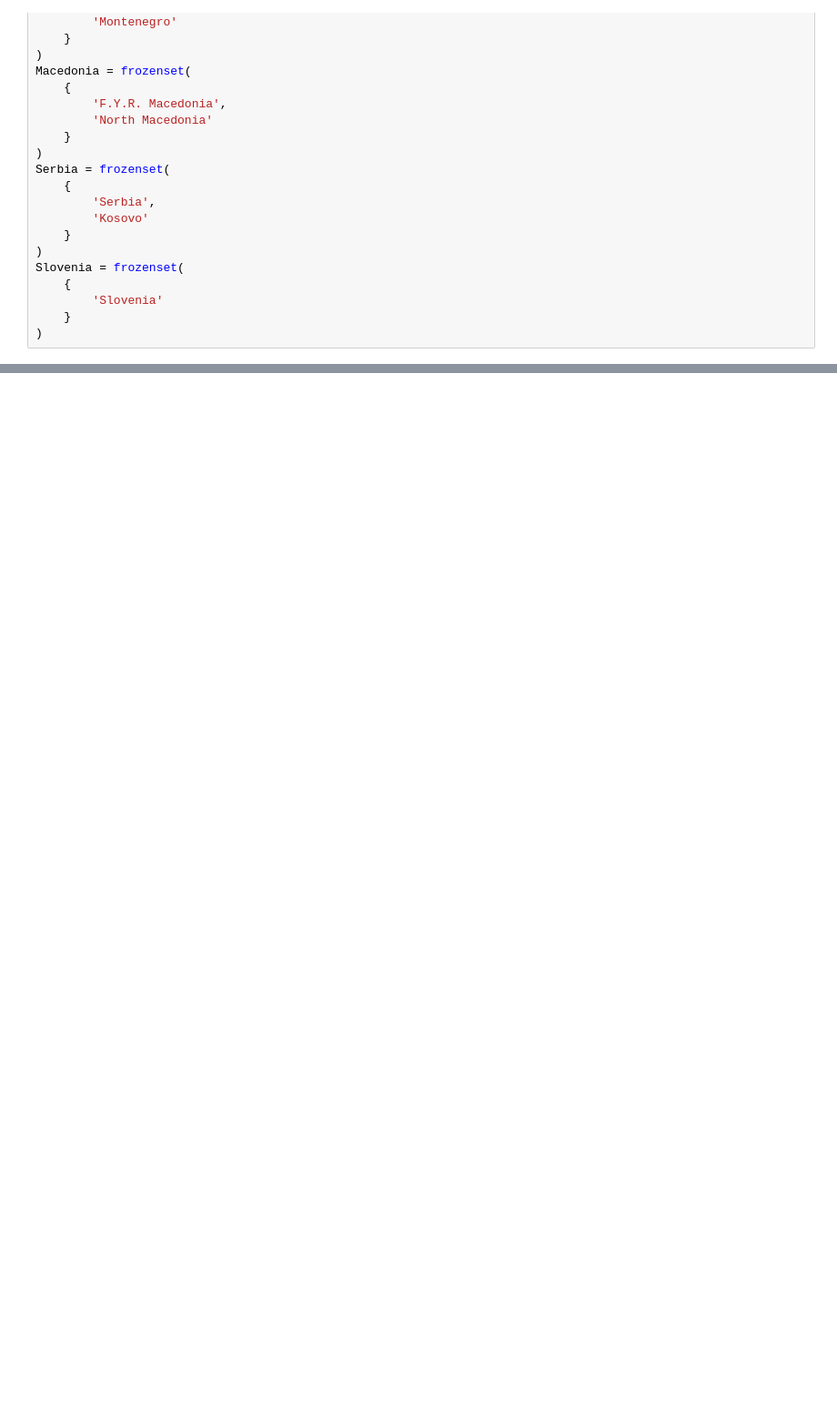
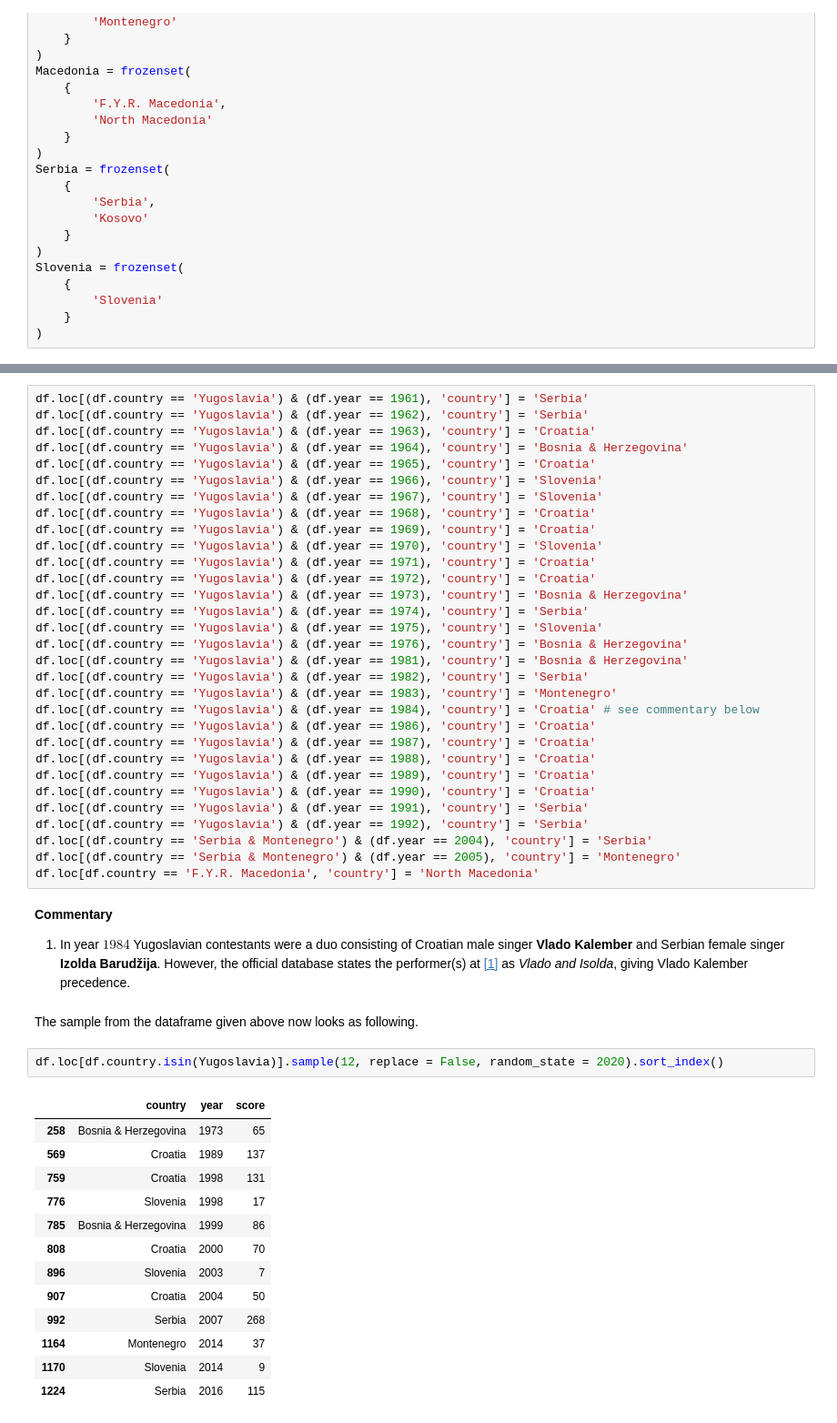
Before and after one commit to DavorPenzar/eurovision, a Jupyter notebook: Transform_Raw_Scores_Data.ipynb, the cells around one changed output, grey strips where cells are left out. Shown at 91% size. Drawn from its saved outputs; the diff is of its cells as text; blank space fills up the shorter version.

```diff
--- a/Transform_Raw_Scores_Data.ipynb
+++ b/Transform_Raw_Scores_Data.ipynb
@@ -352,0 +420,53 @@ df.loc[df.country.isin(Yugoslavia)].sample(12, replace = False, random_state = 2
+# %%
+df.loc[(df.country == 'Yugoslavia') & (df.year == 1961), 'country'] = 'Serbia'
+df.loc[(df.country == 'Yugoslavia') & (df.year == 1962), 'country'] = 'Serbia'
+df.loc[(df.country == 'Yugoslavia') & (df.year == 1963), 'country'] = 'Croatia'
+df.loc[(df.country == 'Yugoslavia') & (df.year == 1964), 'country'] = 'Bosnia & Herzegovina'
+df.loc[(df.country == 'Yugoslavia') & (df.year == 1965), 'country'] = 'Croatia'
+df.loc[(df.country == 'Yugoslavia') & (df.year == 1966), 'country'] = 'Slovenia'
+df.loc[(df.country == 'Yugoslavia') & (df.year == 1967), 'country'] = 'Slovenia'
+df.loc[(df.country == 'Yugoslavia') & (df.year == 1968), 'country'] = 'Croatia'
+df.loc[(df.country == 'Yugoslavia') & (df.year == 1969), 'country'] = 'Croatia'
+df.loc[(df.country == 'Yugoslavia') & (df.year == 1970), 'country'] = 'Slovenia'
+df.loc[(df.country == 'Yugoslavia') & (df.year == 1971), 'country'] = 'Croatia'
+df.loc[(df.country == 'Yugoslavia') & (df.year == 1972), 'country'] = 'Croatia'
+df.loc[(df.country == 'Yugoslavia') & (df.year == 1973), 'country'] = 'Bosnia & Herzegovina'
+df.loc[(df.country == 'Yugoslavia') & (df.year == 1974), 'country'] = 'Serbia'
+df.loc[(df.country == 'Yugoslavia') & (df.year == 1975), 'country'] = 'Slovenia'
+df.loc[(df.country == 'Yugoslavia') & (df.year == 1976), 'country'] = 'Bosnia & Herzegovina'
+df.loc[(df.country == 'Yugoslavia') & (df.year == 1981), 'country'] = 'Bosnia & Herzegovina'
+df.loc[(df.country == 'Yugoslavia') & (df.year == 1982), 'country'] = 'Serbia'
+df.loc[(df.country == 'Yugoslavia') & (df.year == 1983), 'country'] = 'Montenegro'
+df.loc[(df.country == 'Yugoslavia') & (df.year == 1984), 'country'] = 'Croatia' # see commentary below
+df.loc[(df.country == 'Yugoslavia') & (df.year == 1986), 'country'] = 'Croatia'
+df.loc[(df.country == 'Yugoslavia') & (df.year == 1987), 'country'] = 'Croatia'
+df.loc[(df.country == 'Yugoslavia') & (df.year == 1988), 'country'] = 'Croatia'
+df.loc[(df.country == 'Yugoslavia') & (df.year == 1989), 'country'] = 'Croatia'
+df.loc[(df.country == 'Yugoslavia') & (df.year == 1990), 'country'] = 'Croatia'
+df.loc[(df.country == 'Yugoslavia') & (df.year == 1991), 'country'] = 'Serbia'
+df.loc[(df.country == 'Yugoslavia') & (df.year == 1992), 'country'] = 'Serbia'
+df.loc[(df.country == 'Serbia & Montenegro') & (df.year == 2004), 'country'] = 'Serbia'
+df.loc[(df.country == 'Serbia & Montenegro') & (df.year == 2005), 'country'] = 'Montenegro'
+df.loc[df.country == 'F.Y.R. Macedonia', 'country'] = 'North Macedonia'
+# %% [markdown]
+**Commentary**
+
+1.  In year $ 1984 $ Yugoslavian contestants were a duo consisting of Croatian male singer **Vlado Kalember** and Serbian female singer **Izolda Barudžija**. However, the official database states the performer(s) at [[1]](#bib-ESCDB) as *Vlado and Isolda*, giving Vlado Kalember precedence.
+# %% [markdown]
+The sample from the dataframe given above now looks as following.
+# %%
+df.loc[df.country.isin(Yugoslavia)].sample(12, replace = False, random_state = 2020).sort_index()
+# %% [output]
+|  | country | year | score |
+| 258 | Bosnia & Herzegovina | 1973 | 65 |
+| 569 | Croatia | 1989 | 137 |
+| 759 | Croatia | 1998 | 131 |
+| 776 | Slovenia | 1998 | 17 |
+| 785 | Bosnia & Herzegovina | 1999 | 86 |
+| 808 | Croatia | 2000 | 70 |
+| 896 | Slovenia | 2003 | 7 |
+| 907 | Croatia | 2004 | 50 |
+| 992 | Serbia | 2007 | 268 |
+| 1164 | Montenegro | 2014 | 37 |
+| 1170 | Slovenia | 2014 | 9 |
+| 1224 | Serbia | 2016 | 115 |
```
Also changed, not shown: parts of 15 cells of this notebook.
